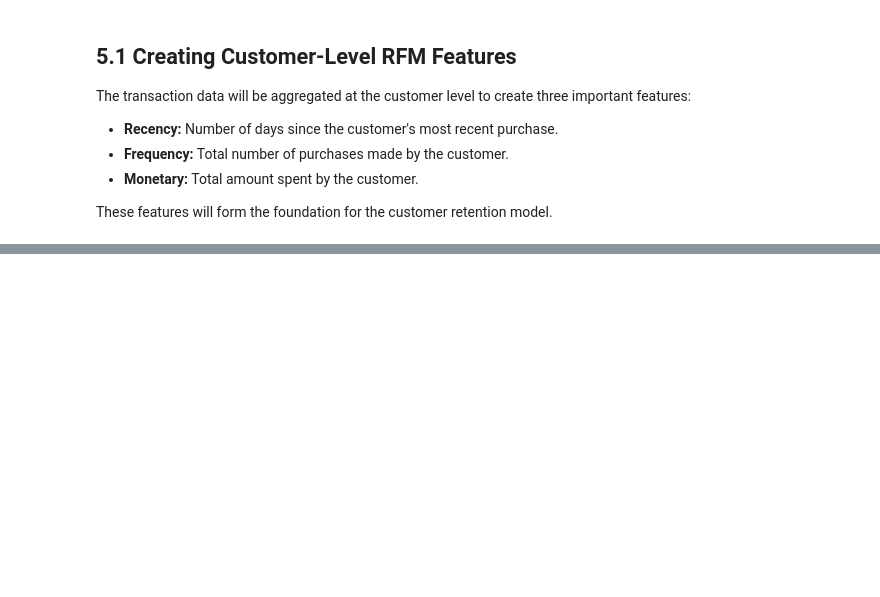
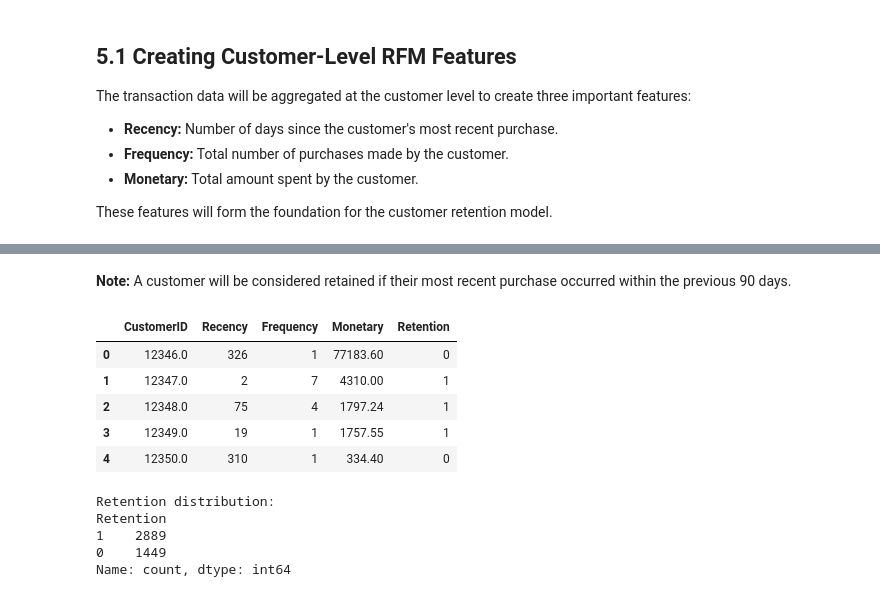
Before and after one commit to HudaR112/AI-customer-retention-predictor, a Jupyter notebook: Notebooks/retention-model-predictorrr.ipynb, the cells around one changed output, grey strips where cells are left out. Saved outputs shown, nothing was run; the diff lists cells and outputs as text; code cells hidden in the pictures; blank space fills up the shorter version.

```diff
--- a/Notebooks/retention-model-predictorrr.ipynb
+++ b/Notebooks/retention-model-predictorrr.ipynb
@@ -294,3 +294,19 @@ The transaction data will be aggregated at the customer level to create three im
 - **Monetary:** Total amount spent by the customer.
 
 These features will form the foundation for the customer retention model.
+# %%
+# Make sure InvoiceDate is in datetime format
+df["InvoiceDate"] = pd.to_datetime(df["InvoiceDate"])
+
+# Set the reference date as one day after the last transaction
+reference_date = df["InvoiceDate"].max() + pd.Timedelta(days=1)
+
+# Create customer-level RFM features
+rfm = df.groupby("CustomerID").agg(
+    Recency=("InvoiceDate", lambda x: (reference_date - x.max()).days),
+    Frequency=("InvoiceNo", "nunique"),
+    Monetary=("TotalAmount", "sum")
+).reset_index()
+
+print("RFM dataset shape:", rfm.shape)
+display(rfm.head())
@@ -296,0 +364,29 @@ These features will form the foundation for the customer retention model.
+# %% [markdown]
+
+**Note:**
+A customer will be considered retained if their most recent purchase occurred within the previous 90 days.
+# %%
+# Define the retention threshold
+retention_threshold = 90
+
+# Create the binary retention target
+rfm["Retention"] = (rfm["Recency"] <= retention_threshold).astype(int)
+
+# Display the first few rows
+display(rfm.head())
+
+# Check the distribution of the target variable
+print("\nRetention distribution:")
+print(rfm["Retention"].value_counts())
+# %% [output]
+|  | CustomerID | Recency | Frequency | Monetary | Retention |
+| 0 | 12346.0 | 326 | 1 | 77183.60 | 0 |
+| 1 | 12347.0 | 2 | 7 | 4310.00 | 1 |
+| 2 | 12348.0 | 75 | 4 | 1797.24 | 1 |
+| 3 | 12349.0 | 19 | 1 | 1757.55 | 1 |
+| 4 | 12350.0 | 310 | 1 | 334.40 | 0 |
+Retention distribution:
+Retention
+1    2889
+0    1449
+Name: count, dtype: int64
```
Also changed, not shown: parts of 12 cells of this notebook.
